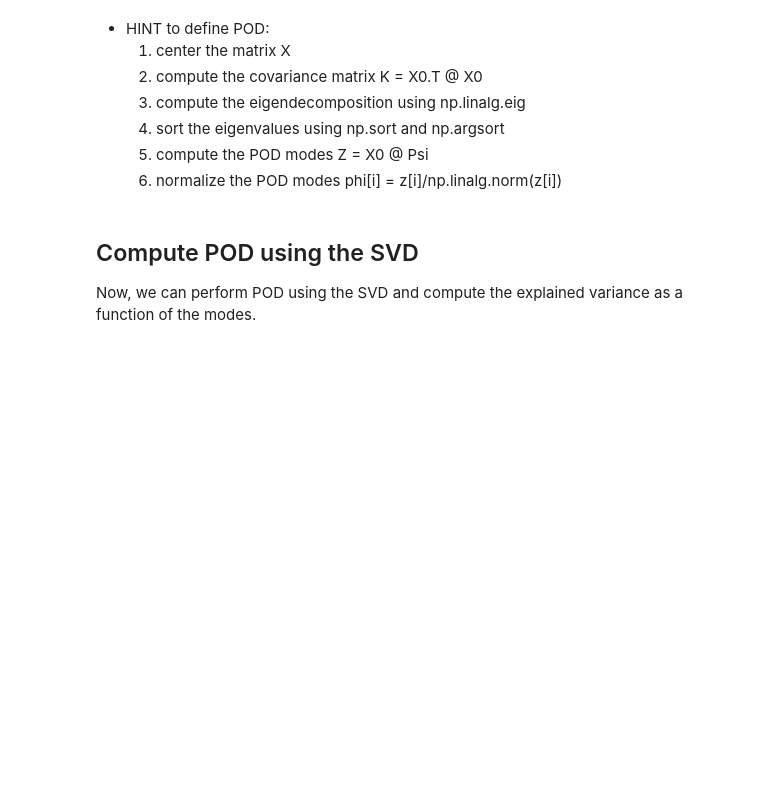
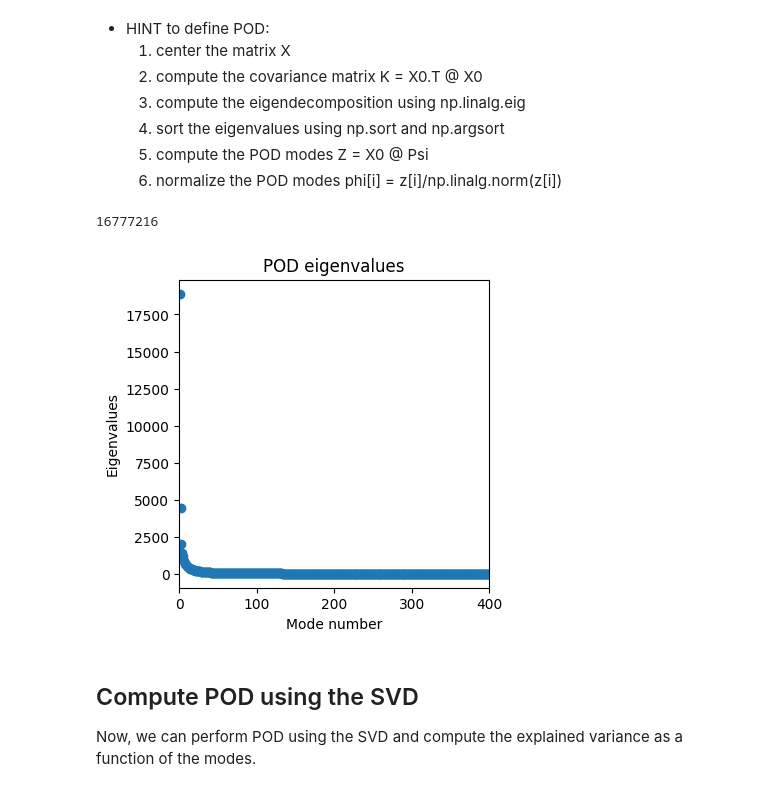
Before and after one commit to Warre-y/PingPong_F1, a Jupyter notebook: PCA/exercise2_eigenfaces.ipynb, the cells around one changed output. Drawn from its saved outputs; the diff is of its cells as text; code cells hidden in the pictures; blank space fills up the shorter version.

```diff
--- a/PCA/exercise2_eigenfaces.ipynb
+++ b/PCA/exercise2_eigenfaces.ipynb
@@ -58,22 +64,37 @@ Now, we write a function to **implement the POD algorithm**. Conventionally, the
      6. normalize the POD modes phi[i] = z[i]/np.linalg.norm(z[i])
 # %%
 # define the POD function
+def POD(X):
+  X0 = X - np.mean(X, axis=0)
+  K = X0.T @ X0
+  eigval, eigvec = np.linalg.eig(K)
+  idx = np.argsort(eigval)[::-1]  # Indices of sorted eigenvalues (descending order)
+  l = eigval[idx]  # Sorted eigenvalues
+  Psi = eigvec[:, idx]
+  Z = X0 @ Psi
+  Phi = np.zeros_like(Z)
+  for i in range(Z.shape[1]):
+    Phi[:, i] = Z[:, i] / np.linalg.norm(Z[:, i]) # Normalize each mode
 
-# ...
-# ...
+  return Psi, Phi, l  # Return POD modes and eigenvalues
+
 
 # Uncomment when you have defined the function POD
-# Psi, Phi, l = POD(face_X)
+Psi, Phi, l = POD(face_X)
+print(len(np.linspace(1,Npix**2, Npix**2)))
+# %% [output]
+16777216
 # %%
 # Uncomment when you have perfomed POD
-
-#fig, ax = plt.subplots(figsize=(4,4))
-#ax.scatter(np.linspace(1,Npix**2, Npix**2), l)
-#ax.set_title('POD eigenvalues')
-#plt.xlim([0,Npix**2])
-#plt.xlabel('Mode number')
-#plt.ylabel('Eigenvalues')
-#plt.show()
+fig, ax = plt.subplots(figsize=(4,4))
+ax.scatter(np.linspace(1,400,400), l)
+ax.set_title('POD eigenvalues')
+plt.xlim([0,400])
+plt.xlabel('Mode number')
+plt.ylabel('Eigenvalues')
+plt.show()
+# %% [output]
+[figure, added]
 # %% [markdown]
 ##  Compute POD using the SVD
 Now, we can perform POD using the SVD and compute the explained variance as a function of the modes.
```
Also changed, not shown: parts of 6 cells of this notebook.
